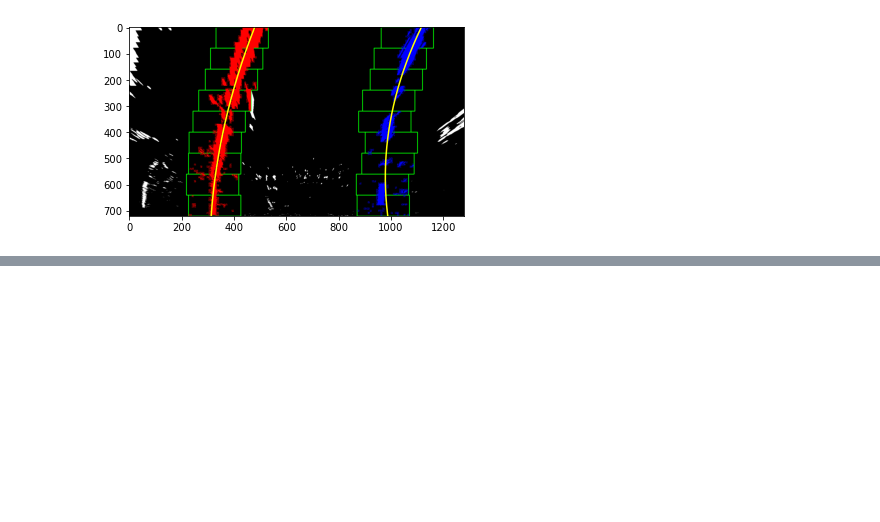
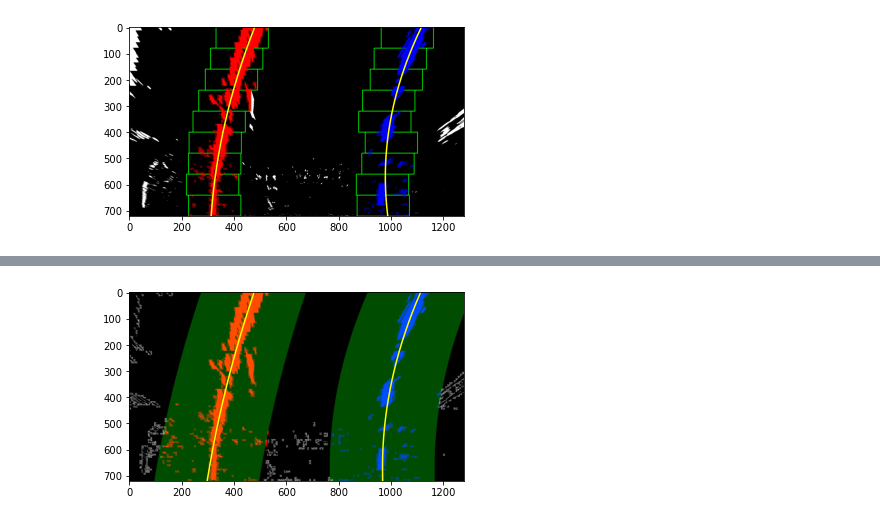
Before and after one commit to SungwookLE/udacity_camera_calibration_practice, a Jupyter notebook: advanced_vision.ipynb, the cells around one changed output, grey strips where cells are left out. Saved outputs shown, nothing was run; the diff lists cells and outputs as text; code cells hidden in the pictures; blank space fills up the shorter version.

Commit message:
feat: curvature with polyfit

```diff
--- a/advanced_vision.ipynb
+++ b/advanced_vision.ipynb
@@ -196,3 +196,89 @@ plt.imshow(out_img)
 # %% [output]
 <matplotlib.image.AxesImage at 0x...>
 [figure]
+# %%
+
+# Load our image - this should be a new frame since last time!
+binary_warped = mpimg.imread('warped_example.jpg')
+
+# Polynomial fit values from the previous frame
+# Make sure to grab the actual values from the previous step in your project!
+left_fit = np.array([ 2.13935315e-04, -3.77507980e-01,  4.76902175e+02])
+right_fit = np.array([4.17622148e-04, -4.93848953e-01,  1.11806170e+03])
+
+def fit_poly(img_shape, leftx, lefty, rightx, righty):
+    ### TO-DO: Fit a second order polynomial to each with np.polyfit() ###
+    left_fit = np.polyfit(lefty, leftx, 2)
+    right_fit = np.polyfit(righty, rightx, 2)
+    # Generate x and y values for plotting
+    ploty = np.linspace(0, img_shape[0]-1, img_shape[0])
+    ### TO-DO: Calc both polynomials using ploty, left_fit and right_fit ###
+    left_fitx =  left_fit[0]*ploty**2 + left_fit[1]*ploty + left_fit[2]
+    right_fitx = right_fit[0]*ploty**2 + right_fit[1]*ploty + right_fit[2]
+
+    return left_fitx, right_fitx, ploty
+
+def search_around_poly(binary_warped):
+    # HYPERPARAMETER
+    # Choose the width of the margin around the previous polynomial to search
+    # The quiz grader expects 100 here, but feel free to tune on your own!
+    margin = 200
+    # Grab activated pixels
+    nonzero = binary_warped.nonzero()
+    nonzeroy = np.array(nonzero[0])
+    nonzerox = np.array(nonzero[1])
+
+    ### TO-DO: Set the area of search based on activated x-values ###
+    ### within the +/- margin of our polynomial function ###
+    ### Hint: consider the window areas for the similarly named variables ###
+    ### in the previous quiz, but change the windows to our new search area ###
+    left_lane_inds = ((left_fit[0]*nonzeroy**2 + left_fit[1]*nonzeroy + left_fit[2] - margin) < nonzerox ) & ( (left_fit[0] * nonzeroy**2 + left_fit[1] * nonzeroy + left_fit[2] + margin) >                               nonzerox )
+    right_lane_inds = ( (right_fit[0]*nonzeroy**2 + right_fit[1] * nonzeroy + right_fit[2] - margin) < nonzerox ) & ( (right_fit[0]*nonzeroy**2 + right_fit[1]*nonzeroy + right_fit[2] + margin) >                         nonzerox)
+
+    # Again, extract left and right line pixel positions
+    leftx = nonzerox[left_lane_inds]
+    lefty = nonzeroy[left_lane_inds]
+    rightx = nonzerox[right_lane_inds]
+    righty = nonzeroy[right_lane_inds]
+
+    # Fit new polynomials
+    left_fitx, right_fitx, ploty = fit_poly(binary_warped.shape, leftx, lefty, rightx, righty)
+
+    ## Visualization ##
+    # Create an image to draw on and an image to show the selection window
+    out_img = np.dstack((binary_warped, binary_warped, binary_warped))*255
+    window_img = np.zeros_like(out_img)
+    # Color in left and right line pixels
+    out_img[nonzeroy[left_lane_inds], nonzerox[left_lane_inds]] = [255, 0, 0]
+    out_img[nonzeroy[right_lane_inds], nonzerox[right_lane_inds]] = [0, 0, 255]
+
+    # Generate a polygon to illustrate the search window area
+    # And recast the x and y points into usable format for cv2.fillPoly()
+    left_line_window1 = np.array([np.transpose(np.vstack([left_fitx-margin, ploty]))])
+    left_line_window2 = np.array([np.flipud(np.transpose(np.vstack([left_fitx+margin,
+                              ploty])))])
+    left_line_pts = np.hstack((left_line_window1, left_line_window2))
+    right_line_window1 = np.array([np.transpose(np.vstack([right_fitx-margin, ploty]))])
+    right_line_window2 = np.array([np.flipud(np.transpose(np.vstack([right_fitx+margin,
+                              ploty])))])
+    right_line_pts = np.hstack((right_line_window1, right_line_window2))
+
+    # Draw the lane onto the warped blank image
+    cv2.fillPoly(window_img, np.int_([left_line_pts]), (0,255, 0))
+    cv2.fillPoly(window_img, np.int_([right_line_pts]), (0,255, 0))
+    result = cv2.addWeighted(out_img, 1, window_img, 0.3, 0)
+
+    # Plot the polynomial lines onto the image
+    plt.plot(left_fitx, ploty, color='yellow')
+    plt.plot(right_fitx, ploty, color='yellow')
+    ## End visualization steps ##
+
+    return result
+
+# Run image through the pipeline
+# Note that in your project, you'll alsoa want to feed in the previous fits
+result = search_around_poly(binary_warped)
+
+# View your output
+plt.imshow(result)
+# %% [output]
@@ -198,0 +286 @@ plt.imshow(out_img)
+[figure, added]
```
Also changed, not shown: parts of 4 cells of this notebook.
